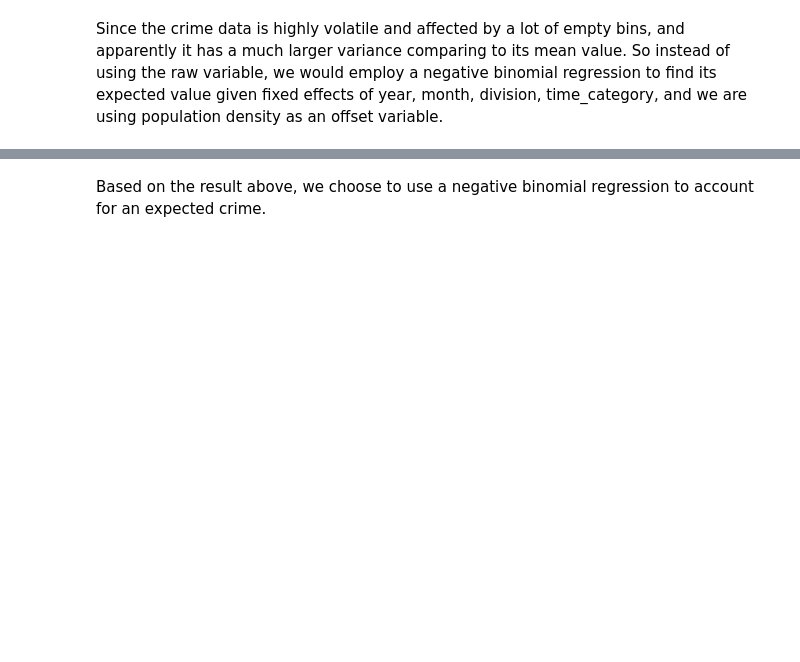
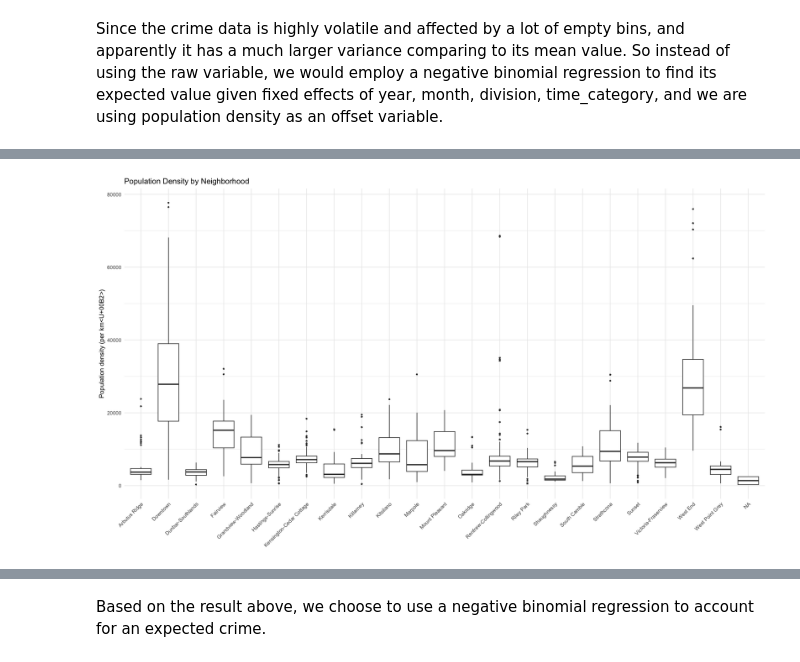
Before and after one commit to Irene-Berezin/econ_398_project, a Jupyter notebook: project_workbook.ipynb, the cells around one changed output, grey strips where cells are left out. Saved outputs shown, nothing was run; the diff lists cells and outputs as text; code cells hidden in the pictures; blank space fills up the shorter version.

```diff
--- a/project_workbook.ipynb
+++ b/project_workbook.ipynb
@@ -495,0 +494,12 @@ $ is_downtown          <dbl> 0, 0, 0, 0, 0, 0, 0, 0, 0, 0, 0, 0, 0, 0, 0, 0, 0
+# %%
+populationDensityDBC <- ggplot(census2016_2021_panel,
+             aes(x = neighborhood, y = population_density)) +
+  geom_boxplot(outlier.size = 0.5) +
+  labs(title = "Population Density by Neighborhood",
+       x = NULL, y = "Population density (per km²)") +
+  theme_minimal() +
+  theme(axis.text.x = element_text(angle = 45, hjust = 1))
+
+  populationDensityDBC
+# %% [output]
+[figure, added]
```
Also changed, not shown: parts of 25 cells of this notebook.
